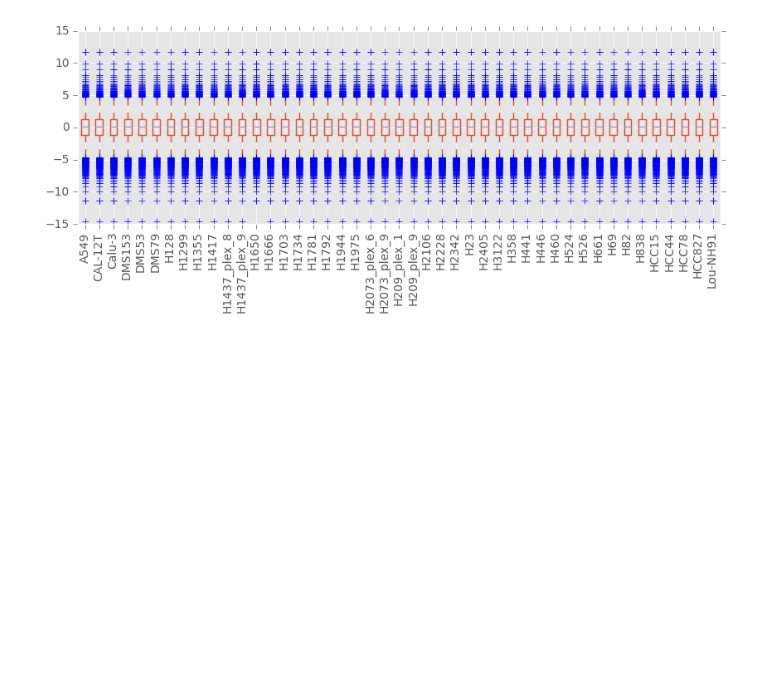
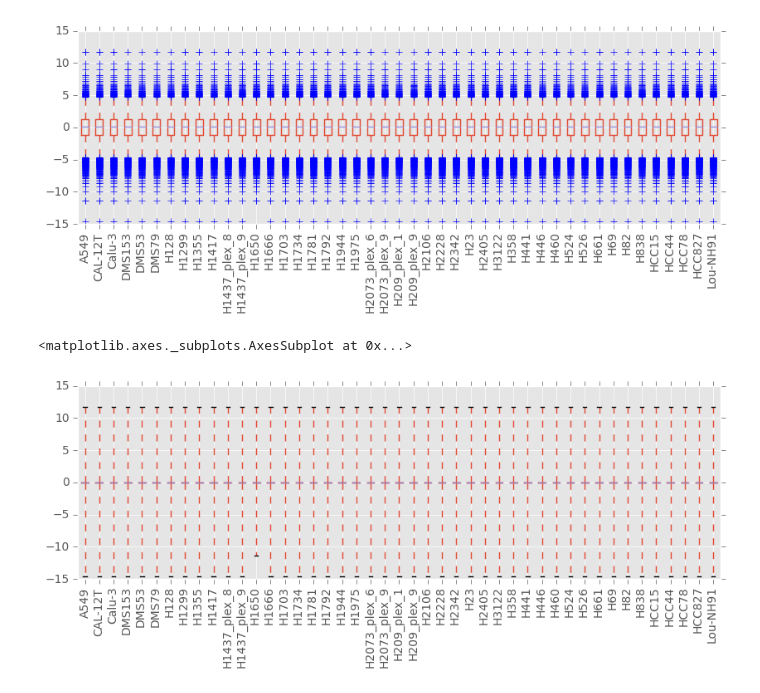
Before and after one commit to MaayanLab/CST_Lung_Cancer_Viz, a Jupyter notebook: notebooks/Improved_Quantile_Normalization.ipynb, the cells around one changed output. Drawn from its saved outputs; the diff is of its cells as text; code cells hidden in the pictures; blank space fills up the shorter version.

```diff
--- a/notebooks/Improved_Quantile_Normalization.ipynb
+++ b/notebooks/Improved_Quantile_Normalization.ipynb
@@ -64,3 +90,8 @@ df.plot(kind='box', figsize=(10,3), rot=90)
 # %% [output]
 <matplotlib.axes._subplots.AxesSubplot at 0x...>
 [figure]
+# %%
+df_zeros.plot(kind='box', figsize=(10,3), rot=90)
+# %% [output]
+<matplotlib.axes._subplots.AxesSubplot at 0x...>
+[figure, added]
```
Also changed, not shown: parts of 11 cells of this notebook.
